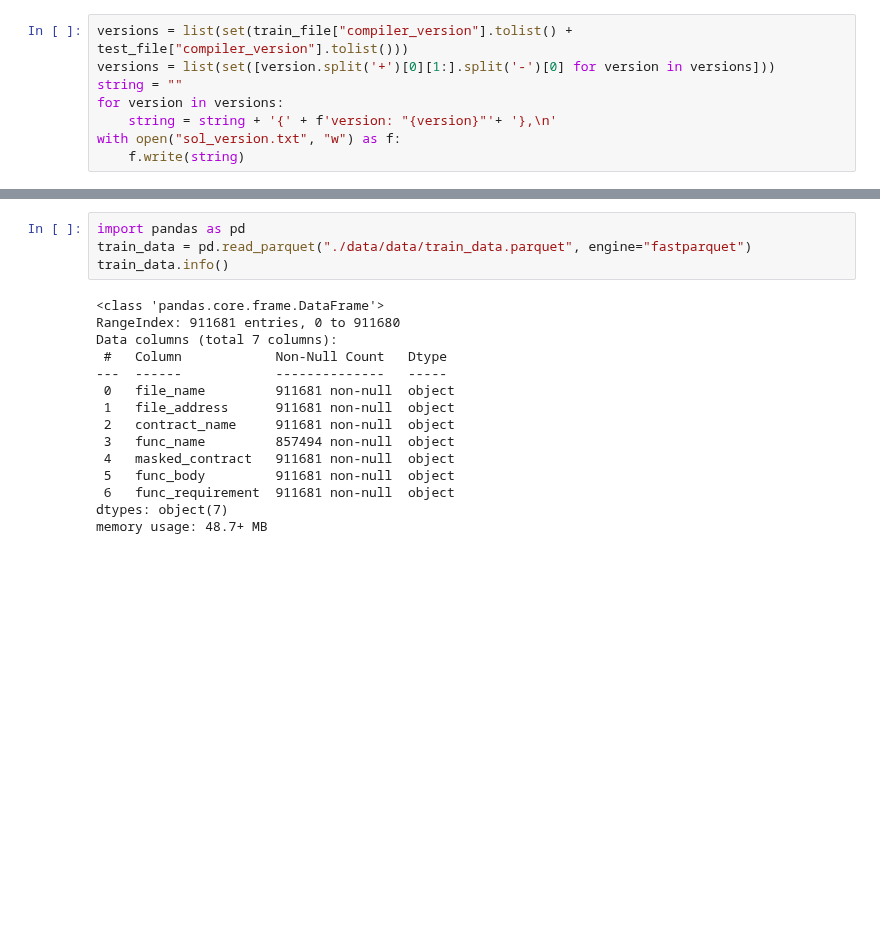
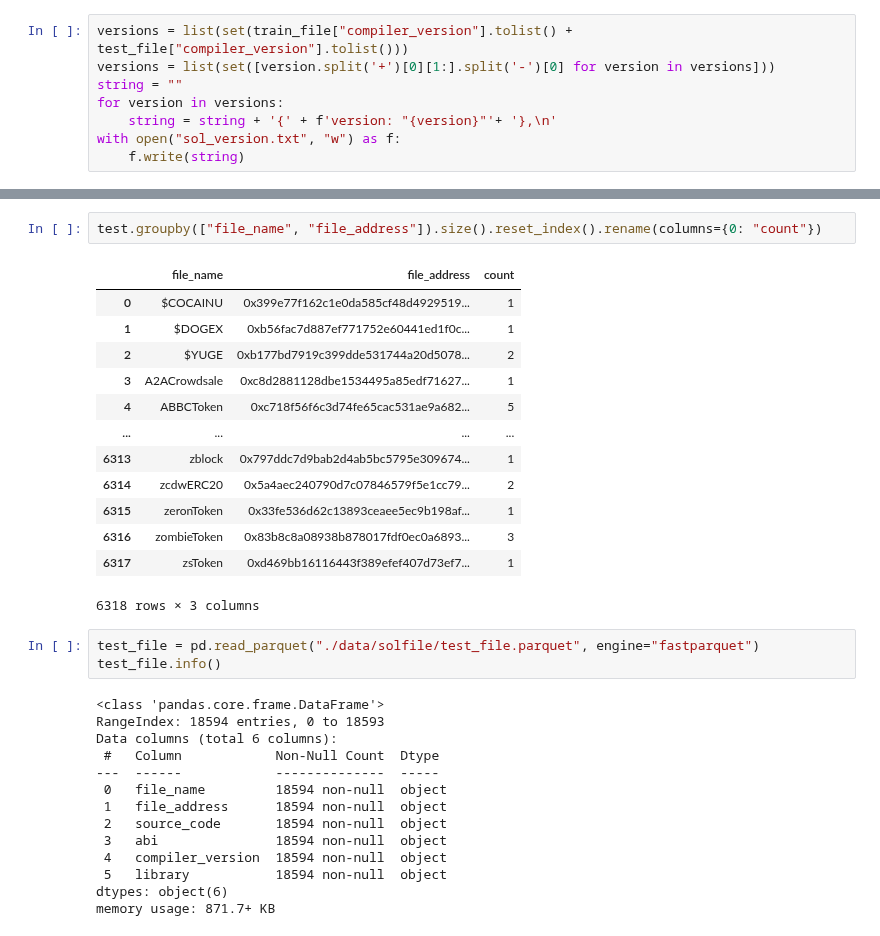
Before and after one commit to echodrift/code-generation, a Jupyter notebook: codegen.ipynb, the cells around one changed output, grey strips where cells are left out. Saved outputs shown, nothing was run; the diff lists cells and outputs as text; blank space fills up the shorter version.

```diff
--- a/codegen.ipynb
+++ b/codegen.ipynb
@@ -119,19 +201,33 @@ test_data.to_parquet("./data/data/test_data.parquet", engine="fastparquet")
+# %%
+test.groupby(["file_name", "file_address"]).size().reset_index().rename(columns={0: "count"})
+# %% [output]
+|  | file_name | file_address | count |
+| 0 | $COCAINU | 0x399e77f162c1e0da585cf48d4929519... | 1 |
+| 1 | $DOGEX | 0xb56fac7d887ef771752e60441ed1f0c... | 1 |
+| 2 | $YUGE | 0xb177bd7919c399dde531744a20d5078... | 2 |
+| 3 | A2ACrowdsale | 0xc8d2881128dbe1534495a85edf71627... | 1 |
+| 4 | ABBCToken | 0xc718f56f6c3d74fe65cac531ae9a682... | 5 |
+| ... | ... | ... | ... |
+| 6313 | zblock | 0x797ddc7d9bab2d4ab5bc5795e309674... | 1 |
+| 6314 | zcdwERC20 | 0x5a4aec240790d7c07846579f5e1cc79... | 2 |
+| 6315 | zeronToken | 0x33fe536d62c13893ceaee5ec9b198af... | 1 |
+| 6316 | zombieToken | 0x83b8c8a08938b878017fdf0ec0a6893... | 3 |
+| 6317 | zsToken | 0xd469bb16116443f389efef407d73ef7... | 1 |
+6318 rows × 3 columns
 # %%
-import pandas as pd
-train_data = pd.read_parquet("./data/data/train_data.parquet", engine="fastparquet")
-train_data.info()
+test_file = pd.read_parquet("./data/solfile/test_file.parquet", engine="fastparquet")
+test_file.info()
 # %% [output]
 <class 'pandas.core.frame.DataFrame'>
-RangeIndex: 911681 entries, 0 to 911680
-Data columns (total 7 columns):
- #   Column            Non-Null Count   Dtype
----  ------            --------------   -----
- 0   file_name         911681 non-null  object
- 1   file_address      911681 non-null  object
- 2   contract_name     911681 non-null  object
- 3   func_name         857494 non-null  object
- 4   masked_contract   911681 non-null  object
- 5   func_body         911681 non-null  object
- 6   func_requirement  911681 non-null  object
-dtypes: object(7)
-memory usage: 48.7+ MB
+RangeIndex: 18594 entries, 0 to 18593
+Data columns (total 6 columns):
+ #   Column            Non-Null Count  Dtype
+---  ------            --------------  -----
+ 0   file_name         18594 non-null  object
+ 1   file_address      18594 non-null  object
+ 2   source_code       18594 non-null  object
+ 3   abi               18594 non-null  object
+ 4   compiler_version  18594 non-null  object
+ 5   library           18594 non-null  object
+dtypes: object(6)
+memory usage: 871.7+ KB
```
Also changed, not shown: parts of 33 cells of this notebook, 6 other files.
